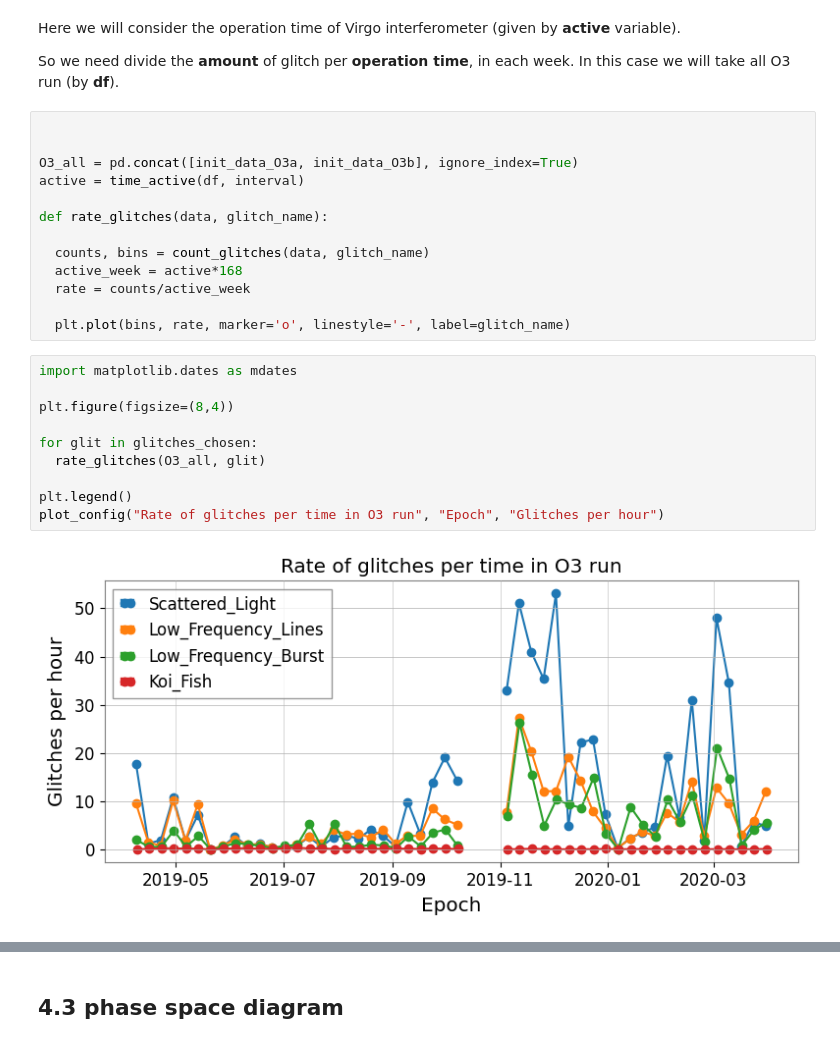
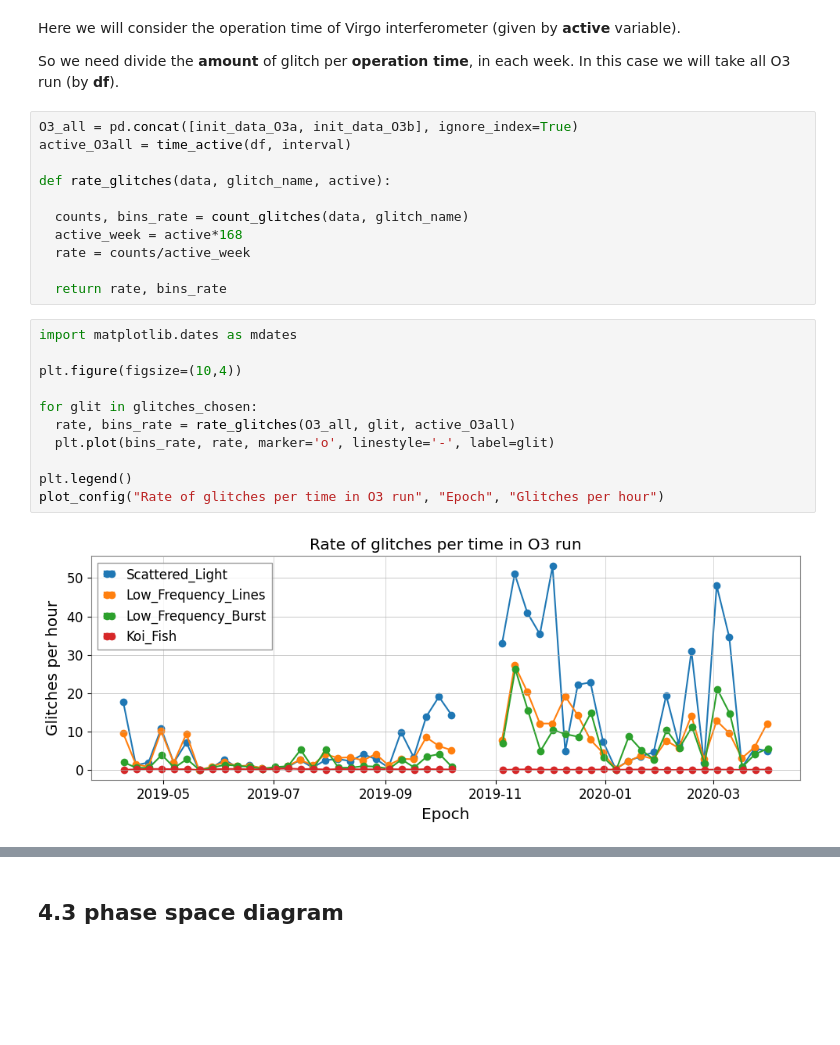
Before and after one commit to physerikc/gravitational-waves, a Jupyter notebook: glitch_statistic_O3run.ipynb, the cells around one changed output, grey strips where cells are left out. Cells and saved outputs as stored; diff of their text form; blank space fills up the shorter version.

```diff
--- a/glitch_statistic_O3run.ipynb
+++ b/glitch_statistic_O3run.ipynb
@@ -262,27 +253,26 @@ Here we will consider the operation time of Virgo interferometer (given by **act
 
 So we need divide the **amount** of glitch per **operation time**, in each week. In this case we will take all O3 run (by **df**).
 # %%
+O3_all = pd.concat([init_data_O3a, init_data_O3b], ignore_index=True)
+active_O3all = time_active(df, interval)
 
+def rate_glitches(data, glitch_name, active):
 
-O3_all = pd.concat([init_data_O3a, init_data_O3b], ignore_index=True)
-active = time_active(df, interval)
-
-def rate_glitches(data, glitch_name):
-
-  counts, bins = count_glitches(data, glitch_name)
+  counts, bins_rate = count_glitches(data, glitch_name)
   active_week = active*168
   rate = counts/active_week
 
-  plt.plot(bins, rate, marker='o', linestyle='-', label=glitch_name)
+  return rate, bins_rate
 # %%
 import matplotlib.dates as mdates
 
-plt.figure(figsize=(8,4))
+plt.figure(figsize=(10,4))
 
 for glit in glitches_chosen:
-  rate_glitches(O3_all, glit)
+  rate, bins_rate = rate_glitches(O3_all, glit, active_O3all)
+  plt.plot(bins_rate, rate, marker='o', linestyle='-', label=glit)
 
 plt.legend()
 plot_config("Rate of glitches per time in O3 run", "Epoch", "Glitches per hour")
 # %% [output]
-[figure, old version]
+[figure, new version]
```
Also changed, not shown: parts of 22 cells of this notebook.
